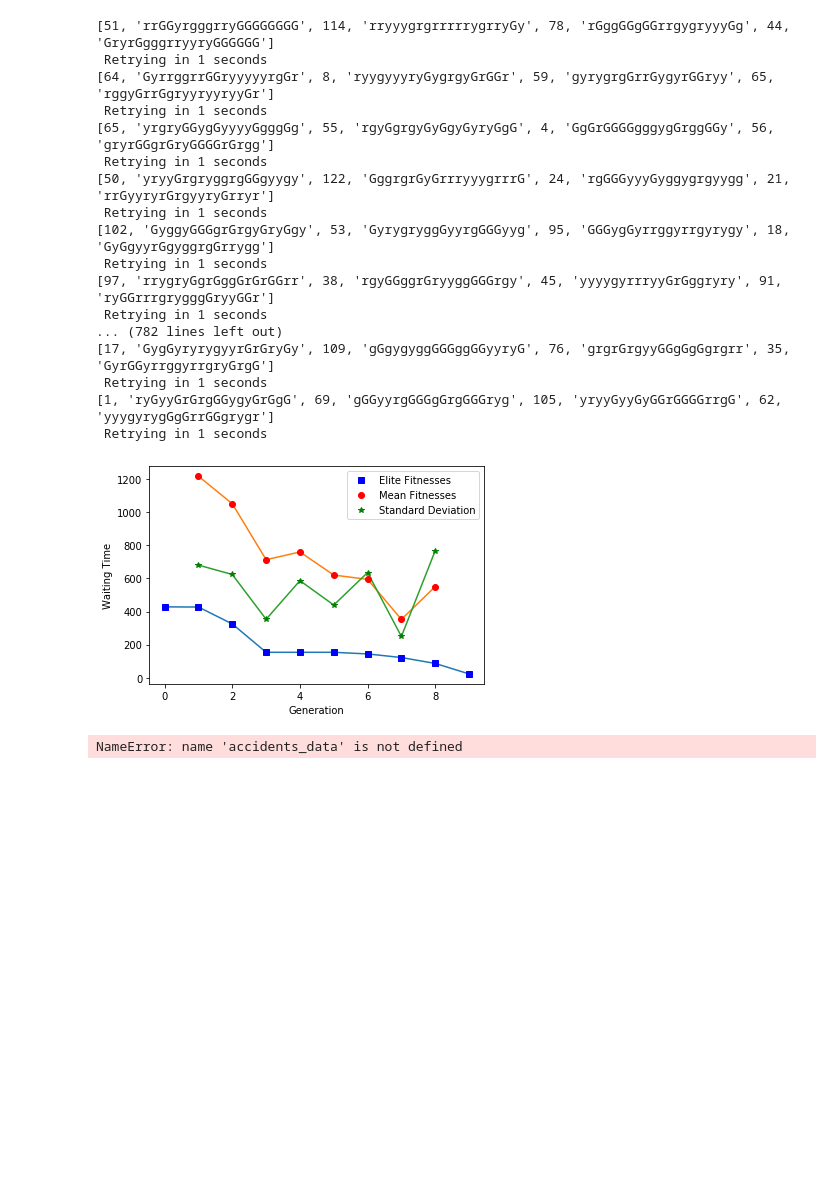
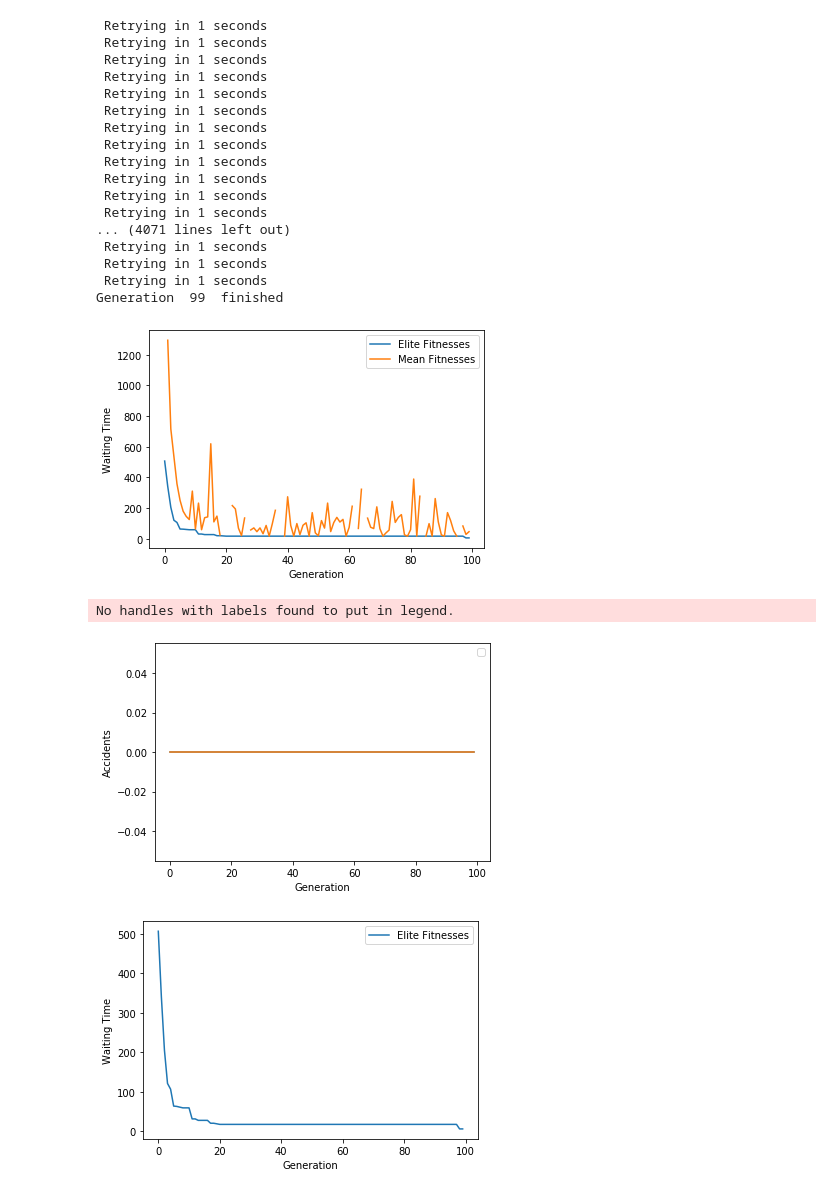
Before and after one commit to IsuruKalhara/ga_traffic_light_optimizer_sumo, a Jupyter notebook: Project.ipynb, the cells around one changed output. Cells and saved outputs as stored; diff of their text form; code cells hidden in the pictures; blank space fills up the shorter version.

Commit message:
Added images

```diff
--- a/Project.ipynb
+++ b/Project.ipynb
@@ -249,23 +205,24 @@ def controller():
         next_gen = next_generation(population, INTERMEDIATE_SIZE, MUTATION_PERCENTAGE)
         evaluate_population(next_gen)
         population = select_candidates(next_gen,POPULAION_SIZE)
+        print("Generation ",i," finished")
 
 controller()
 # %% [output]
-[51, 'rrGGyrgggrryGGGGGGGG', 114, 'rryyygrgrrrrrygrryGy', 78, 'rGggGGgGGrrgygryyyGg', 44, 'GryrGgggrryyryGGGGGG']
  Retrying in 1 seconds
-[64, 'GyrrggrrGGryyyyyrgGr', 8, 'ryygyyyryGygrgyGrGGr', 59, 'gyrygrgGrrGygyrGGryy', 65, 'rggyGrrGgryyryyryyGr']
  Retrying in 1 seconds
-[65, 'yrgryGGygGyyyyGgggGg', 55, 'rgyGgrgyGyGgyGyryGgG', 4, 'GgGrGGGGgggygGrggGGy', 56, 'gryrGGgrGryGGGGrGrgg']
  Retrying in 1 seconds
-[50, 'yryyGrgryggrgGGgyygy', 122, 'GggrgrGyGrrryyygrrrG', 24, 'rgGGGyyyGyggygrgyygg', 21, 'rrGyyryrGrgyyryGrryr']
  Retrying in 1 seconds
-[102, 'GyggyGGGgrGrgyGryGgy', 53, 'GyrygryggGyyrgGGGyyg', 95, 'GGGygGyrrggyrrgyrygy', 18, 'GyGgyyrGgyggrgGrrygg']
  Retrying in 1 seconds
-[97, 'rrygryGgrGggGrGrGGrr', 38, 'rgyGGggrGryyggGGGrgy', 45, 'yyyygyrrryyGrGggryry', 91, 'ryGGrrrgrygggGryyGGr']
  Retrying in 1 seconds
-... (782 lines left out)
-[17, 'GygGyryrygyyrGrGryGy', 109, 'gGgygyggGGGggGGyyryG', 76, 'grgrGrgyyGGgGgGgrgrr', 35, 'GyrGGyrrggyrrgryGrgG']
  Retrying in 1 seconds
-[1, 'ryGyyGrGrgGGygyGrGgG', 69, 'gGGyyrgGGGgGrgGGGryg', 105, 'yryyGyyGyGGrGGGGrrgG', 62, 'yyygyrygGgGrrGGgrygr']
  Retrying in 1 seconds
+ Retrying in 1 seconds
+ Retrying in 1 seconds
+ Retrying in 1 seconds
+ Retrying in 1 seconds
+... (4071 lines left out)
+ Retrying in 1 seconds
+ Retrying in 1 seconds
+ Retrying in 1 seconds
+Generation  99  finished
@@ -293,40 +236,52 @@ elite_fitnesses = []
 mean_fitnesses = []
 stdev_fitnesses = []
 
 for i in waiting_times_data:
     elite_fitnesses.append(min(i))
     mean_fitnesses.append(mean(i))
     stdev_fitnesses.append(stdev(i))
 
 
-plt.plot(elite_fitnesses)
-plt.plot(mean_fitnesses)
-plt.plot(stdev_fitnesses)
-
-
-plt.plot(elite_fitnesses,'bs', label='Elite Fitnesses')
-plt.plot(mean_fitnesses, 'ro', label='Mean Fitnesses')
-plt.plot(stdev_fitnesses, 'g*', label='Standard Deviation')
+plt.plot(elite_fitnesses,label='Elite Fitnesses')
+plt.plot(mean_fitnesses,label='Mean Fitnesses')
+# plt.plot(stdev_fitnesses,label='Standard Deviation')
 
 
 plt.xlabel('Generation')
 plt.ylabel('Waiting Time')
 plt.legend()
 plt.show()
 
 '''Accident data'''
 
 max_accidents = []
 mean_accidents = []
 
 for i in accidents_data:
     max_accidents.append(max(i))
     mean_accidents.append(mean(i))
 
 plt.figure()
 
 plt.plot(max_accidents)
 plt.plot(mean_accidents)
+
+plt.xlabel('Generation')
+plt.ylabel('Accidents')
+plt.legend()
+plt.show()
+
+'''Elite Graph'''
+
+plt.figure()
+plt.plot(elite_fitnesses,label='Elite Fitnesses')
+
+plt.xlabel('Generation')
+plt.ylabel('Waiting Time')
+plt.legend()
+plt.show()
 # %% [output]
-[figure, old version]
+[figure, new version]
-NameError: name 'accidents_data' is not defined
+No handles with labels found to put in legend.
+[figure, added]
+[figure, added]
```
Also changed, not shown: parts of 14 cells of this notebook, 4 other files.
